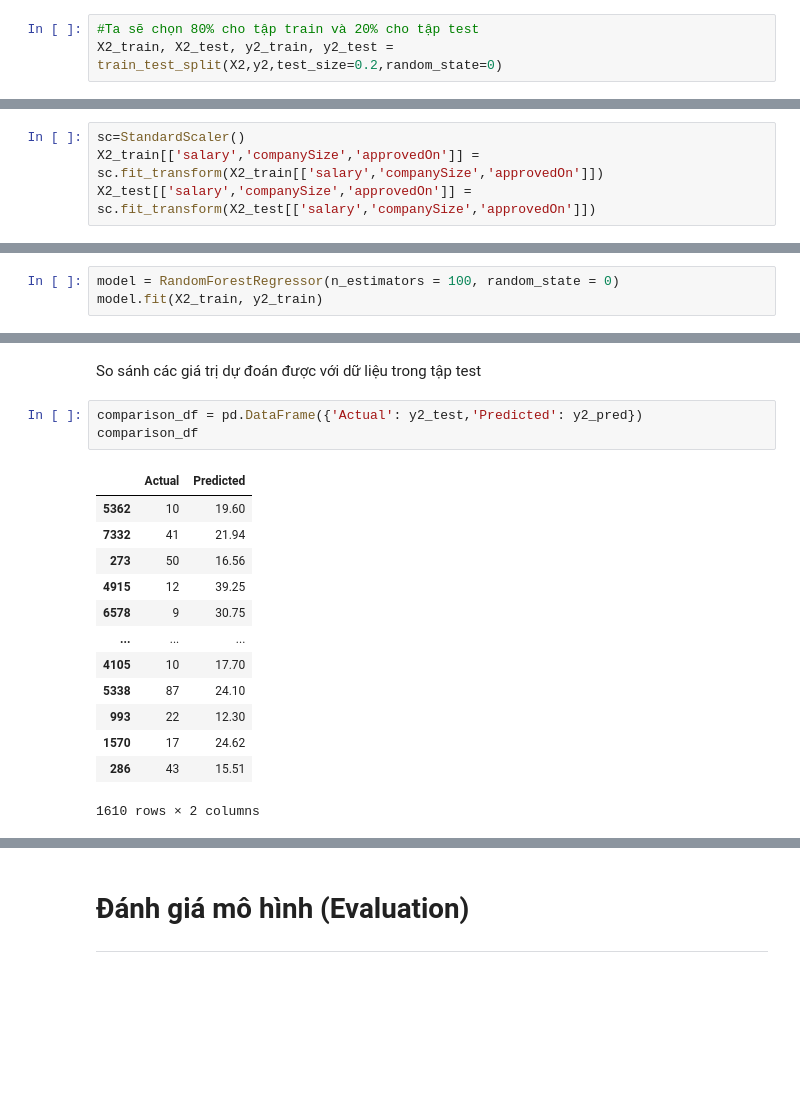
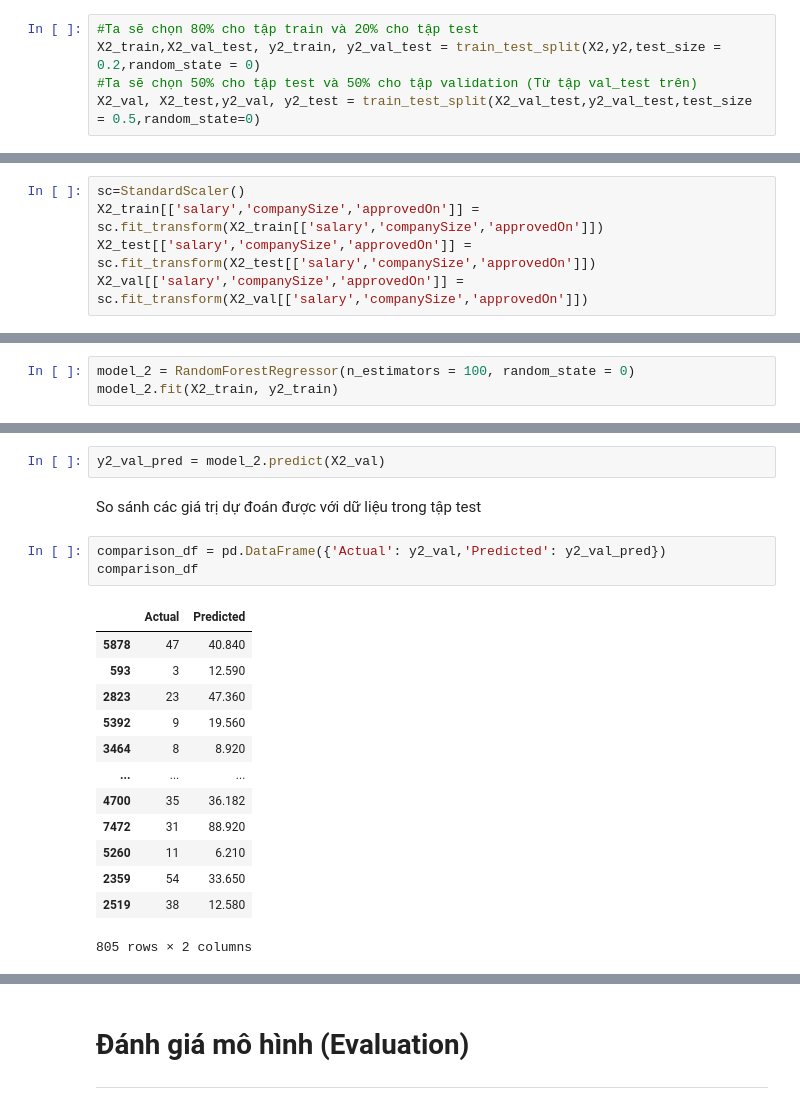
Before and after one commit to HoangPhuc0304/NMKHDL-2022, a Jupyter notebook: Data_Modeling.ipynb, the cells around one changed output, grey strips where cells are left out. Saved outputs shown, nothing was run; the diff lists cells and outputs as text; blank space fills up the shorter version.

```diff
--- a/Data_Modeling.ipynb
+++ b/Data_Modeling.ipynb
@@ -266,6 +271,8 @@ Chia tập bộ dữ liệu thành các tập train (tập huấn luyện) và t
 # %%
 #Ta sẽ chọn 80% cho tập train và 20% cho tập test
-X2_train, X2_test, y2_train, y2_test = train_test_split(X2,y2,test_size=0.2,random_state=0)
+X2_train,X2_val_test, y2_train, y2_val_test = train_test_split(X2,y2,test_size = 0.2,random_state = 0)
+#Ta sẽ chọn 50% cho tập test và 50% cho tập validation (Từ tập val_test trên)
+X2_val, X2_test,y2_val, y2_test = train_test_split(X2_val_test,y2_val_test,test_size = 0.5,random_state=0)
 # %% [markdown]
 Scale dữ liệu (Feature scaling)
 
@@ -277,11 +284,12 @@ Scale dữ liệu (Feature scaling)
 sc=StandardScaler()
 X2_train[['salary','companySize','approvedOn']] = sc.fit_transform(X2_train[['salary','companySize','approvedOn']])
 X2_test[['salary','companySize','approvedOn']] = sc.fit_transform(X2_test[['salary','companySize','approvedOn']])
+X2_val[['salary','companySize','approvedOn']] = sc.fit_transform(X2_val[['salary','companySize','approvedOn']])
 # %% [markdown]
 Sau khi đã chia các tập dữ liệu và scale, ta tiến hành khởi tạo mô hình Random Forest Regression và đưa tập train vào để tiến hành huấn luyện.
 # %%
-model = RandomForestRegressor(n_estimators = 100, random_state = 0)
-model.fit(X2_train, y2_train)
+model_2 = RandomForestRegressor(n_estimators = 100, random_state = 0)
+model_2.fit(X2_train, y2_train)
 # %% [output]
 RandomForestRegressor(random_state=0)
 # %% [markdown]
@@ -291,21 +297,23 @@ y2_pred = model.predict(X2_test)
+# %%
+y2_val_pred = model_2.predict(X2_val)
 # %% [markdown]
 So sánh các giá trị dự đoán được với dữ liệu trong tập test
 # %%
-comparison_df = pd.DataFrame({'Actual': y2_test,'Predicted': y2_pred})
+comparison_df = pd.DataFrame({'Actual': y2_val,'Predicted': y2_val_pred})
 comparison_df
 # %% [output]
 |  | Actual | Predicted |
-| 5362 | 10 | 19.60 |
-| 7332 | 41 | 21.94 |
-| 273 | 50 | 16.56 |
-| 4915 | 12 | 39.25 |
-| 6578 | 9 | 30.75 |
+| 5878 | 47 | 40.840 |
+| 593 | 3 | 12.590 |
+| 2823 | 23 | 47.360 |
+| 5392 | 9 | 19.560 |
+| 3464 | 8 | 8.920 |
 | ... | ... | ... |
-| 4105 | 10 | 17.70 |
-| 5338 | 87 | 24.10 |
-| 993 | 22 | 12.30 |
-| 1570 | 17 | 24.62 |
-| 286 | 43 | 15.51 |
+| 4700 | 35 | 36.182 |
+| 7472 | 31 | 88.920 |
+| 5260 | 11 | 6.210 |
+| 2359 | 54 | 33.650 |
+| 2519 | 38 | 12.580 |
-1610 rows × 2 columns
+805 rows × 2 columns
 # %%
 plt.title("Distribution of y predicted and y actual")
```
Also changed, not shown: parts of 20 cells of this notebook.
